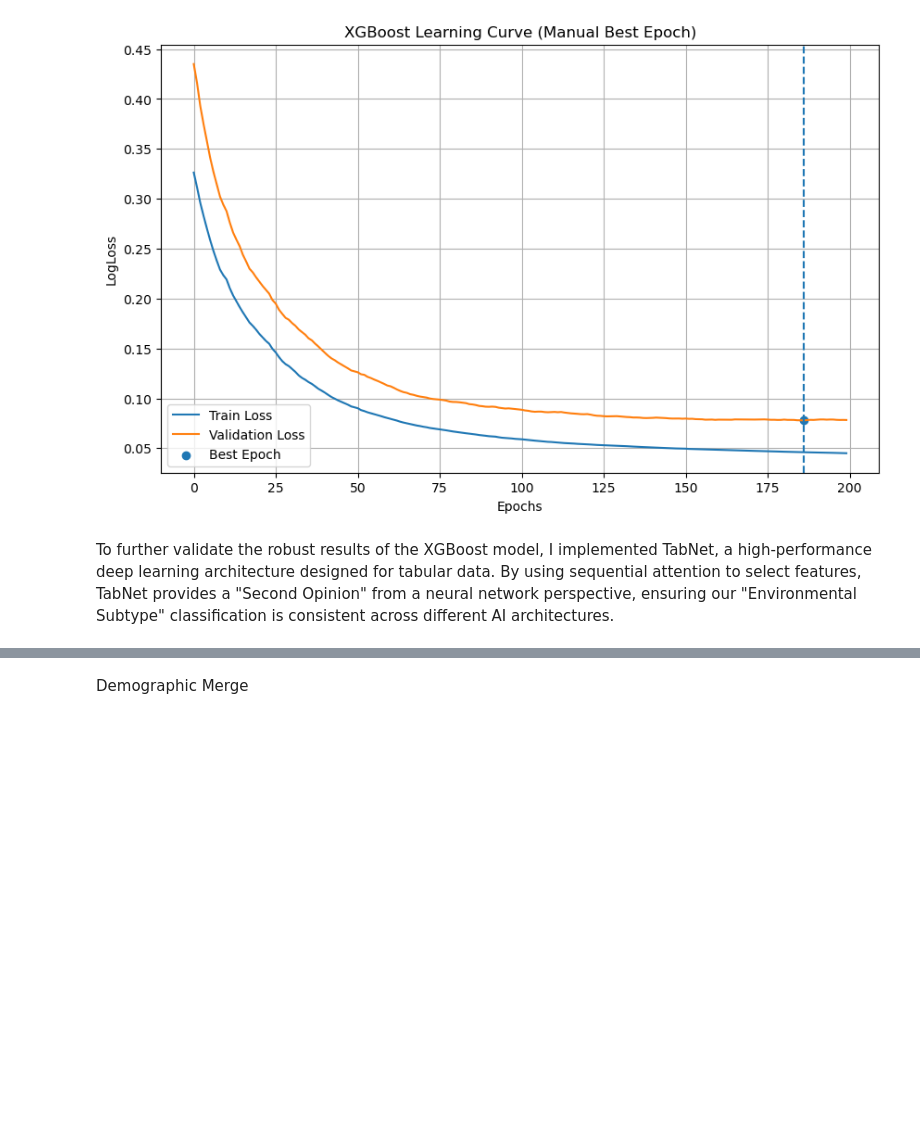
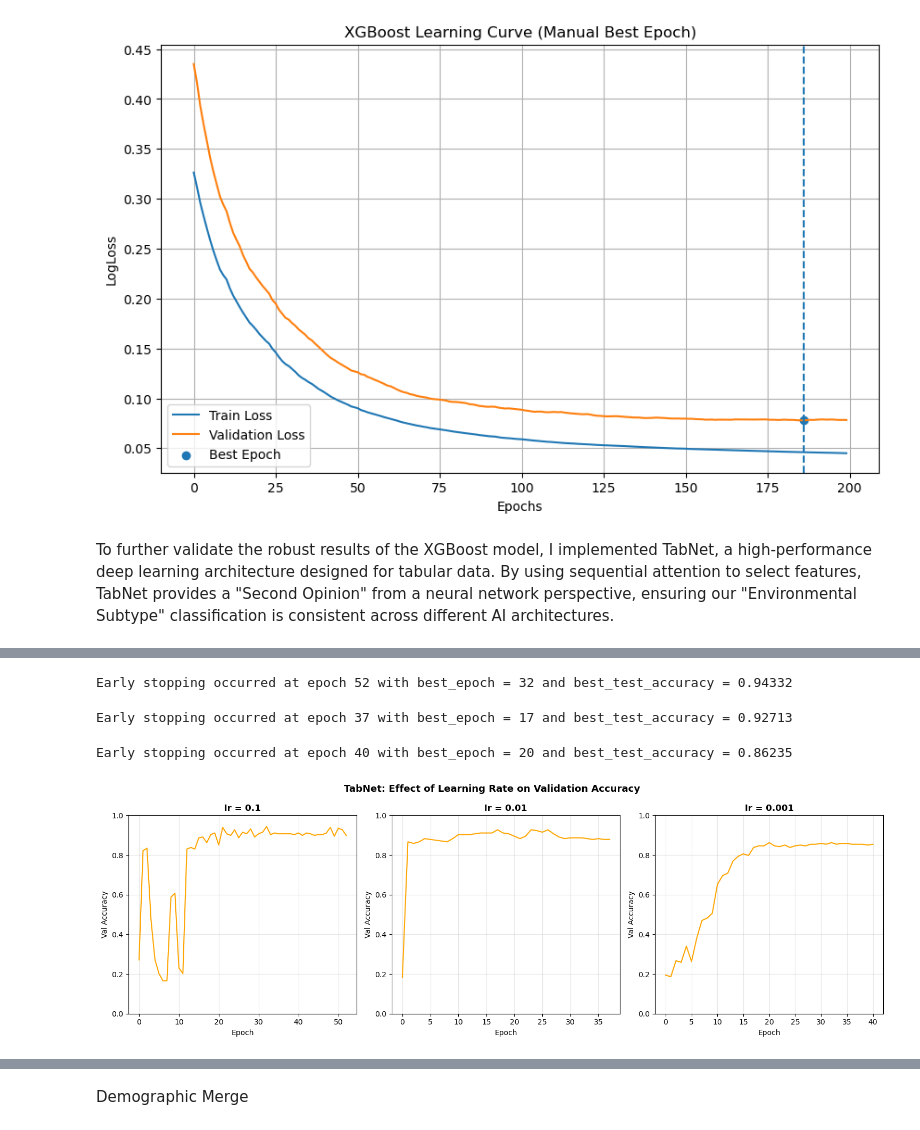
Before and after one commit to riya-bhatta092/PCOS-Phenotypes, a Jupyter notebook: Final_project.ipynb, the cells around one changed output, grey strips where cells are left out. Drawn from its saved outputs; the diff is of its cells as text; code cells hidden in the pictures; blank space fills up the shorter version.

```diff
--- a/Final_project.ipynb
+++ b/Final_project.ipynb
@@ -1111,3 +1247,41 @@ TABNET ACCURACY: 86.23%  (best epoch: 20)
+# %%
+# Learning Rate Sensitivity — TabNet
+fig, axes = plt.subplots(1, 3, figsize=(15, 5))
+
+for i, lr in enumerate([1e-1, 1e-2, 1e-3]):
+    m = TabNetClassifier(
+        optimizer_fn=torch.optim.Adam,
+        optimizer_params=dict(lr=lr),
+        mask_type='sparsemax',
+        seed=42, verbose=0
+    )
+    m.fit(
+        X_train.values, y_train.values,
+        eval_set=[(X_test.values, y_test.values)],
+        eval_name=['test'],
+        eval_metric=['accuracy'],
+        max_epochs=100, patience=20,
+        batch_size=128, virtual_batch_size=16
+    )
+
+    val = m.history['test_accuracy']
+    axes[i].plot(val, color='orange')
+    axes[i].set_title(f'lr = {lr}', fontweight='bold')
+    axes[i].set_xlabel('Epoch')
+    axes[i].set_ylabel('Val Accuracy')
+    axes[i].set_ylim(0, 1)
+    axes[i].grid(True, alpha=0.3)
+
+plt.suptitle('TabNet: Effect of Learning Rate on Validation Accuracy',
+             fontsize=13, fontweight='bold')
+plt.tight_layout()
+plt.savefig('tabnet_lr_sensitivity.png', dpi=300, bbox_inches='tight')
+plt.show()
+# %% [output]
+Early stopping occurred at epoch 52 with best_epoch = 32 and best_test_accuracy = 0.94332
+Early stopping occurred at epoch 37 with best_epoch = 17 and best_test_accuracy = 0.92713
+Early stopping occurred at epoch 40 with best_epoch = 20 and best_test_accuracy = 0.86235
+[figure, added]
 # %%
 print("\n--- Model Comparison Summary ---")
 print(f"XGBoost Accuracy  : 98.38%  (best epoch: 151)")
```
Also changed, not shown: parts of 22 cells of this notebook.
